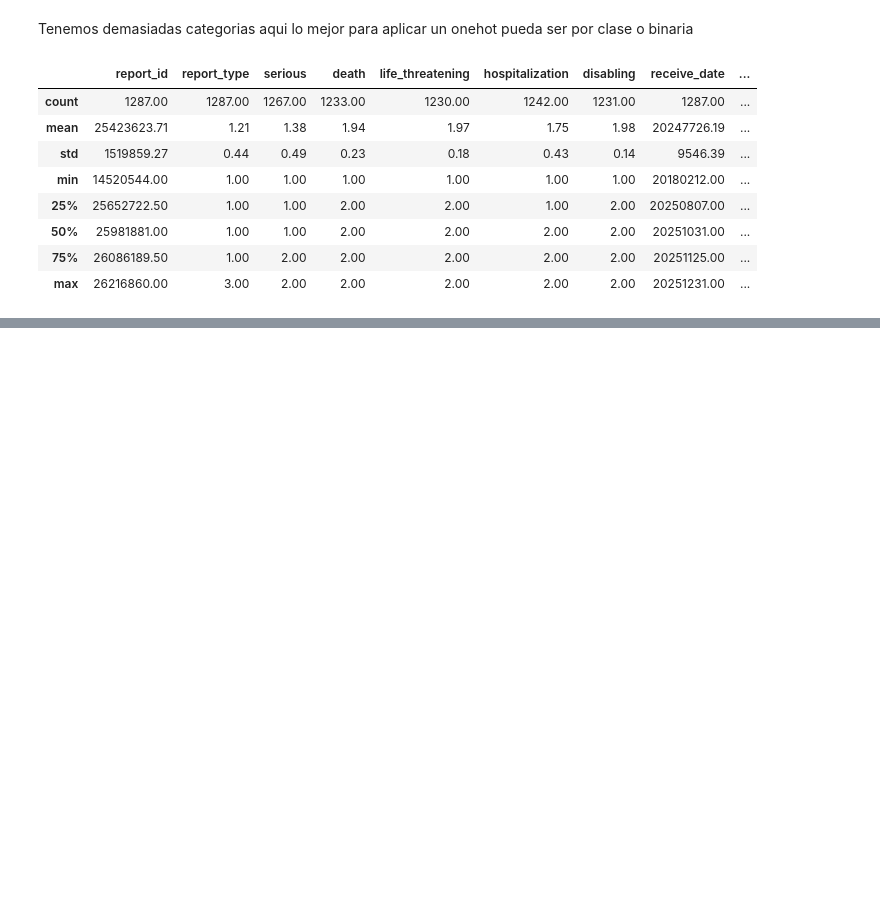
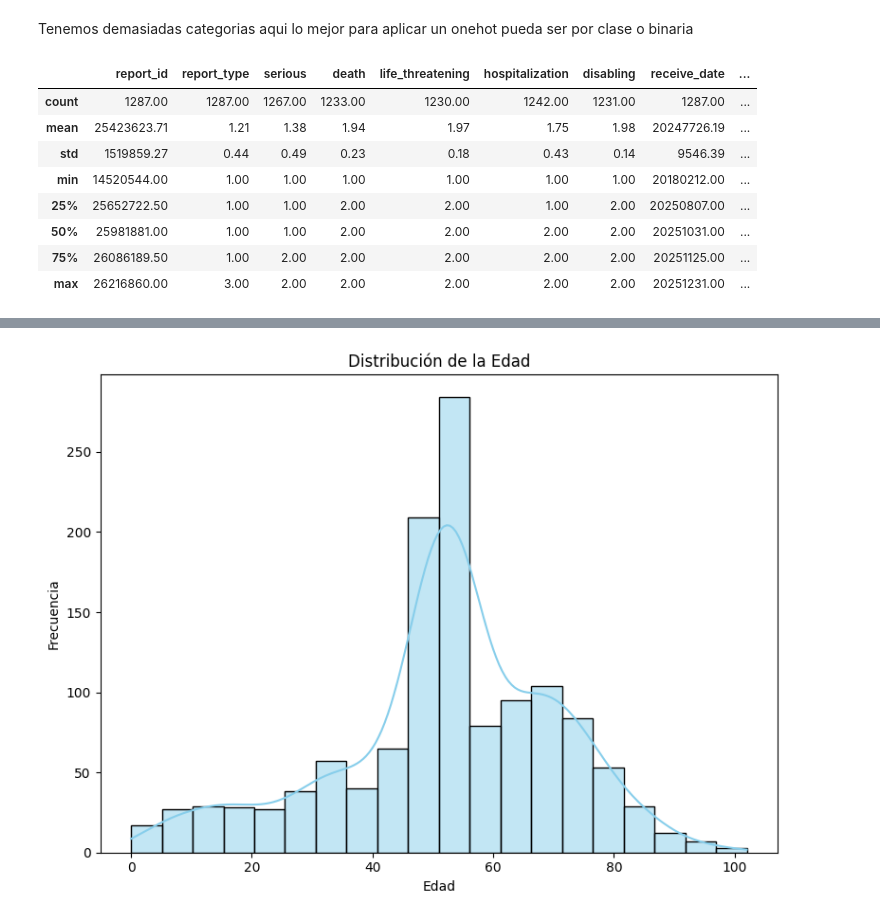
Before and after one commit to Ruhtenio/Mineria_Datos002D, a Jupyter notebook: Eventos_adversos_FDA.ipynb, the cells around one changed output, grey strips where cells are left out. Cells and saved outputs as stored; diff of their text form; code cells hidden in the pictures; blank space fills up the shorter version.

```diff
--- a/Eventos adversos FDA.ipynb
+++ b/Eventos_adversos_FDA.ipynb
@@ -197,0 +217,14 @@ Debido a que la mayoria de nulos se centralizan en las variables numericas estos
+# %%
+# Definimos las columnas que imputaremos por el valor más frecuente (Moda)
+cols_binarias = ['serious', 'death', 'life_threatening', 'hospitalization', 'disabling', 'gender', 'age_unit']
+
+for col in cols_binarias:
+
+    df2[col] = df2[col].fillna(df2[col].mode()[0])
+
+# 2. Lógica de negocio para el país de ocurrencia
+# Si no se especifica, asumimos que es el mismo país que reporta
+df2['occur_country'] = df2['occur_country'].fillna(df2['country'])
+
+print("Fase 1 completada: Variables categóricas y lógicas imputadas.")
+df2[['serious', 'death', 'life_threatening', 'hospitalization', 'disabling', 'gender', 'age_unit']].isnull().sum()
@@ -197,0 +244,12 @@ Debido a que la mayoria de nulos se centralizan en las variables numericas estos
+# %%
+# Seleccionamos las columnas numéricas que servirán de base para la predicción
+# Incluimos las que acabamos de limpiar para que ayuden al modelo
+cols_modelo = ['age', 'weight', 'gender', 'serious', 'hospitalization', 'death']
+
+# IterativeImputer usa regresión por defecto
+imputer = IterativeImputer(random_state=42, max_iter=10)
+
+# Aplicamos la transformación solo a las columnas de interés
+df2[cols_modelo] = imputer.fit_transform(df2[cols_modelo])
+
+print("Fase 2 completada: Edad y Peso imputados mediante regresión.")
@@ -197,0 +258,7 @@ Debido a que la mayoria de nulos se centralizan en las variables numericas estos
+# %%
+#Redondeamos los valores para no tener numeros inconclusos en edad y
+#no tener muchos decimales en los pesos
+
+df2['weight'] = df2['weight'].round(2)
+df2['age'] = df2['age'].round(0)
+df2.head(10)
@@ -197,0 +291,11 @@ Debido a que la mayoria de nulos se centralizan en las variables numericas estos
+# %%
+# Histograma para la edad
+plt.figure(figsize=(8, 6))
+sns.histplot(df2['age'], bins=20, kde=True, color='skyblue')
+plt.title('Distribución de la Edad')
+plt.xlabel('Edad')
+plt.ylabel('Frecuencia')
+plt.tight_layout()
+plt.show()
+# %% [output]
+[figure, added]
```
Also changed, not shown: parts of 18 cells of this notebook.
